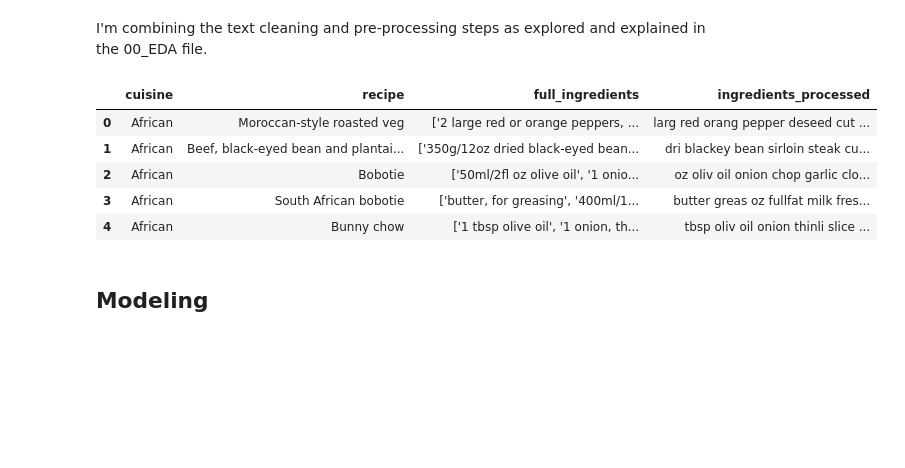
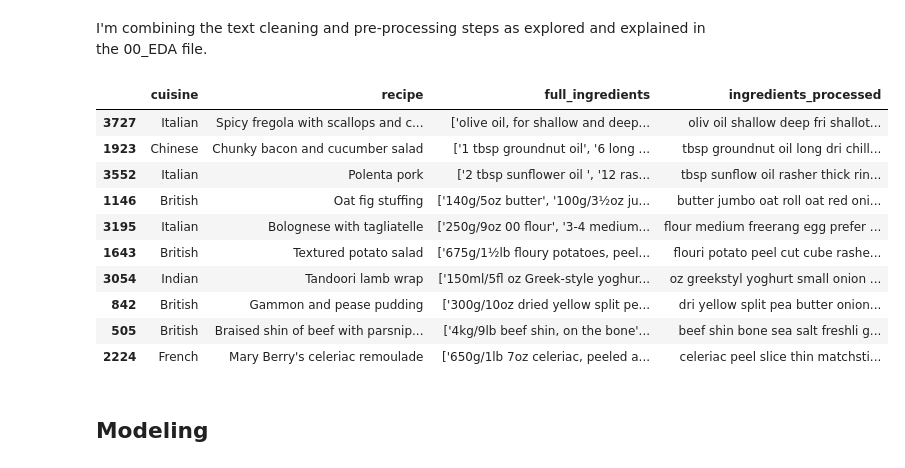
Before and after one commit to momcancode/Cuisine-Demystifier-NLP-ML-Project, a Jupyter notebook: model/03_SVC_with_resampling.ipynb, the cells around one changed output. Saved outputs shown, nothing was run; the diff lists cells and outputs as text; code cells hidden in the pictures; blank space fills up the shorter version.

```diff
--- a/model/03_SVC_with_resampling.ipynb
+++ b/model/03_SVC_with_resampling.ipynb
@@ -80,9 +104,0 @@ df["ingredients_processed"] = clean(df.full_ingredients)
-# %%
-df.head()
-# %% [output]
-|  | cuisine | recipe | full_ingredients | ingredients_processed |
-| 0 | African | Moroccan-style roasted veg | ['2 large red or orange peppers, ... | larg red orang pepper deseed cut ... |
-| 1 | African | Beef, black-eyed bean and plantai... | ['350g/12oz dried black-eyed bean... | dri blackey bean sirloin steak cu... |
-| 2 | African | Bobotie | ['50ml/2fl oz olive oil', '1 onio... | oz oliv oil onion chop garlic clo... |
-| 3 | African | South African bobotie | ['butter, for greasing', '400ml/1... | butter greas oz fullfat milk fres... |
-| 4 | African | Bunny chow | ['1 tbsp olive oil', '1 onion, th... | tbsp oliv oil onion thinli slice ... |
@@ -89,3 +108,18 @@ df.head()
+# %%
+# Overview of the dataset
+df.sample(10, random_state=2)
+# %% [output]
+|  | cuisine | recipe | full_ingredients | ingredients_processed |
+| 3727 | Italian | Spicy fregola with scallops and c... | ['olive oil, for shallow and deep... | oliv oil shallow deep fri shallot... |
+| 1923 | Chinese | Chunky bacon and cucumber salad | ['1 tbsp groundnut oil', '6 long ... | tbsp groundnut oil long dri chill... |
+| 3552 | Italian | Polenta pork | ['2 tbsp sunflower oil ', '12 ras... | tbsp sunflow oil rasher thick rin... |
+| 1146 | British | Oat fig stuffing | ['140g/5oz butter', '100g/3½oz ju... | butter jumbo oat roll oat red oni... |
+| 3195 | Italian | Bolognese with tagliatelle | ['250g/9oz 00 flour', '3-4 medium... | flour medium freerang egg prefer ... |
+| 1643 | British | Textured potato salad | ['675g/1½lb floury potatoes, peel... | flouri potato peel cut cube rashe... |
+| 3054 | Indian | Tandoori lamb wrap | ['150ml/5fl oz Greek-style yoghur... | oz greekstyl yoghurt small onion ... |
+| 842 | British | Gammon and pease pudding | ['300g/10oz dried yellow split pe... | dri yellow split pea butter onion... |
+| 505 | British | Braised shin of beef with parsnip... | ['4kg/9lb beef shin, on the bone'... | beef shin bone sea salt freshli g... |
+| 2224 | French | Mary Berry's celeriac remoulade | ['650g/1lb 7oz celeriac, peeled a... | celeriac peel slice thin matchsti... |
 # %% [markdown]
 ## Modeling
 # %% [markdown]
```
Also changed, not shown: parts of 31 cells of this notebook.
